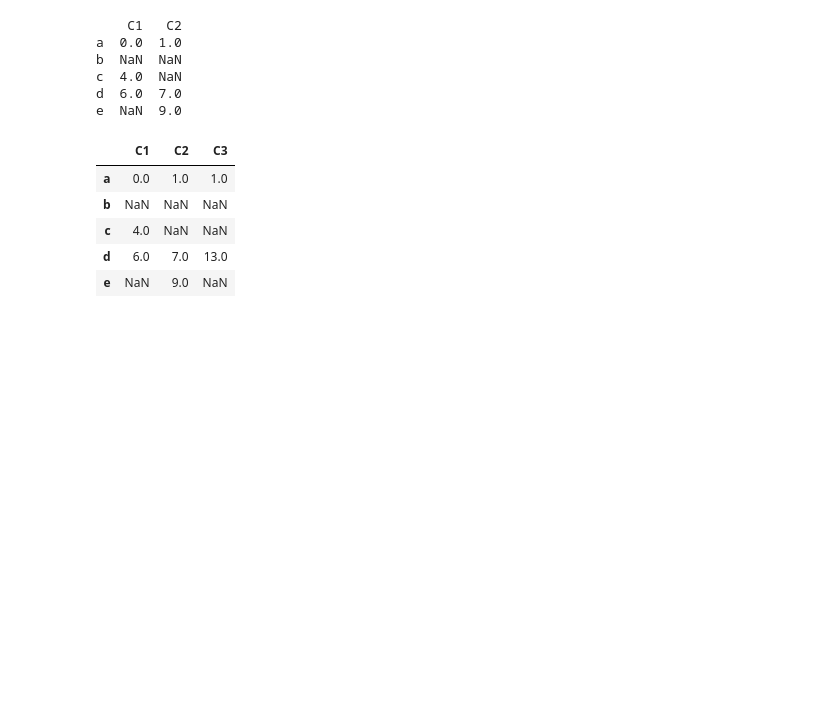
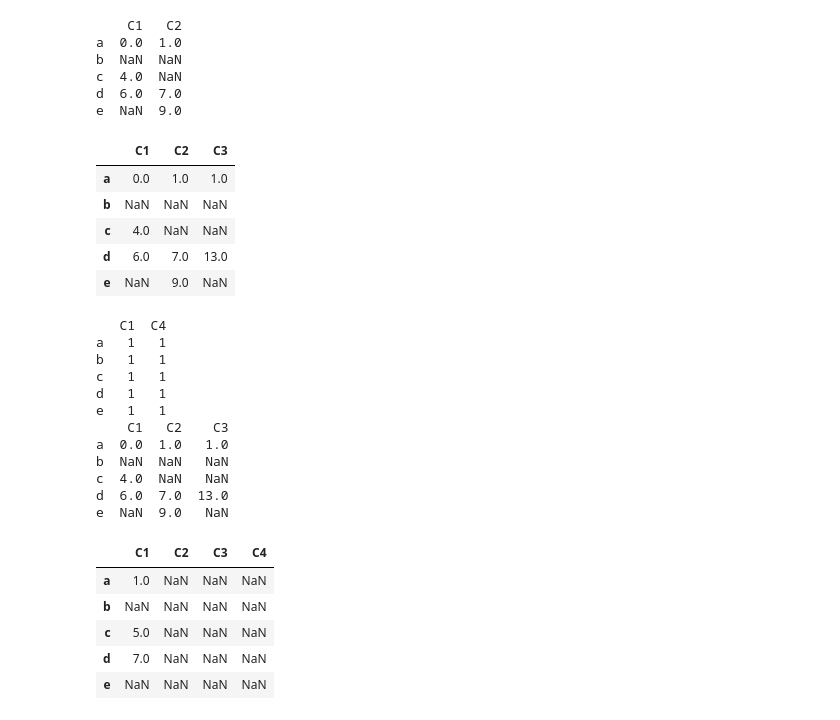
Before and after one commit to ikeven94/py_repo, a Jupyter notebook: Pandas_Numpy/Pandas_preprocessing.ipynb, the cells around one changed output. Cells and saved outputs as stored; diff of their text form; code cells hidden in the pictures; blank space fills up the shorter version.

```diff
--- a/Pandas_Numpy/Pandas_preprocessing.ipynb
+++ b/Pandas_Numpy/Pandas_preprocessing.ipynb
@@ -471,3 +473,29 @@ df
 # %%
 # 데이터프레임 간 연산 : 동일 컬럼끼리는 Nan을 0으로 처리해서 연산,
 # 동일 컬럼이 없는 경우에는 모든 값을 NaN으로 반환
+# %%
+df2 = pd.DataFrame({'C1':[1,1,1,1,1],
+                   'C4':[1,1,1,1,1]},
+                  index=['a','b','c','d','e'])
+print(df2)
+print(df)
+df+df2
+# %% [output]
+   C1  C4
+a   1   1
+b   1   1
+c   1   1
+d   1   1
+e   1   1
+    C1   C2    C3
+a  0.0  1.0   1.0
+b  NaN  NaN   NaN
+c  4.0  NaN   NaN
+d  6.0  7.0  13.0
+e  NaN  9.0   NaN
+|  | C1 | C2 | C3 | C4 |
+| a | 1.0 | NaN | NaN | NaN |
+| b | NaN | NaN | NaN | NaN |
+| c | 5.0 | NaN | NaN | NaN |
+| d | 7.0 | NaN | NaN | NaN |
+| e | NaN | NaN | NaN | NaN |
```
Also changed, not shown: parts of 8 cells of this notebook.
